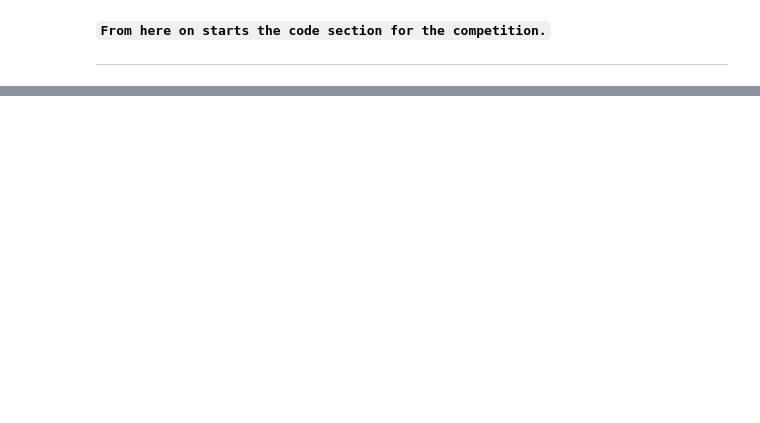
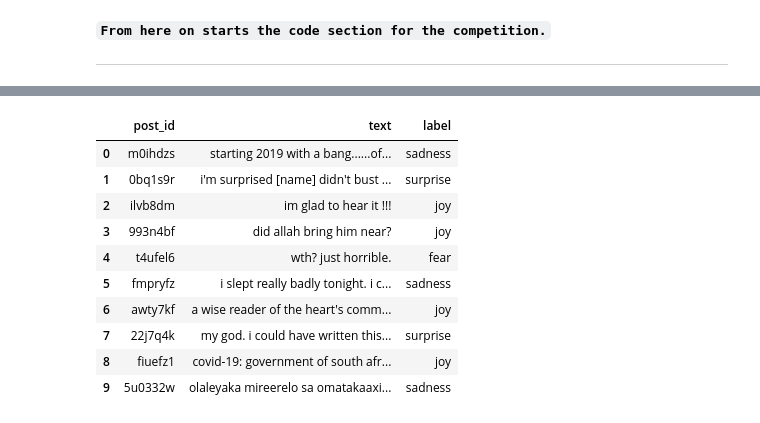
Before and after one commit to juandnn/DM2026-Lab2-Exercise, a Jupyter notebook: DM2026-Lab2-Homework.ipynb, the cells around one changed output, grey strips where cells are left out. Drawn from its saved outputs; the diff is of its cells as text; code cells hidden in the pictures; blank space fills up the shorter version.

```diff
--- a/DM2026-Lab2-Homework.ipynb
+++ b/DM2026-Lab2-Homework.ipynb
@@ -145,0 +509,7 @@ Markdown Syntax to Add Image: `![Description of the Image](./your_local_folder/n
+# %%
+
+train_df, val_df, test_df = load_and_split_data()
+
+display(train_df.head())
+display(val_df.head())
+display(test_df.head())
@@ -145,0 +853,5 @@ Markdown Syntax to Add Image: `![Description of the Image](./your_local_folder/n
+# %%
+
+train_df_clean, val_df_clean = solve_validation_problems(
+    train_df, val_df
+)
@@ -145,0 +885,18 @@ Markdown Syntax to Add Image: `![Description of the Image](./your_local_folder/n
+# %%
+train_df_clean["text"] = train_df_clean["text"].apply(preprocessing_core)
+val_df_clean["text"] = val_df_clean["text"].apply(preprocessing_core)
+test_df["text"] = test_df["text"].apply(preprocessing_core)
+
+train_df_clean.head(10)
+# %% [output]
+|  | post_id | text | label |
+| 0 | m0ihdzs | starting 2019 with a bang......of... | sadness |
+| 1 | 0bq1s9r | i'm surprised [name] didn't bust ... | surprise |
+| 2 | ilvb8dm | im glad to hear it !!! | joy |
+| 3 | 993n4bf | did allah bring him near? | joy |
+| 4 | t4ufel6 | wth? just horrible. | fear |
+| 5 | fmpryfz | i slept really badly tonight. i c... | sadness |
+| 6 | awty7kf | a wise reader of the heart's comm... | joy |
+| 7 | 22j7q4k | my god. i could have written this... | surprise |
+| 8 | fiuefz1 | covid-19: government of south afr... | joy |
+| 9 | 5u0332w | olaleyaka mireerelo sa omatakaaxi... | sadness |
```
Also changed, not shown: parts of 56 cells of this notebook, 1 other file.
